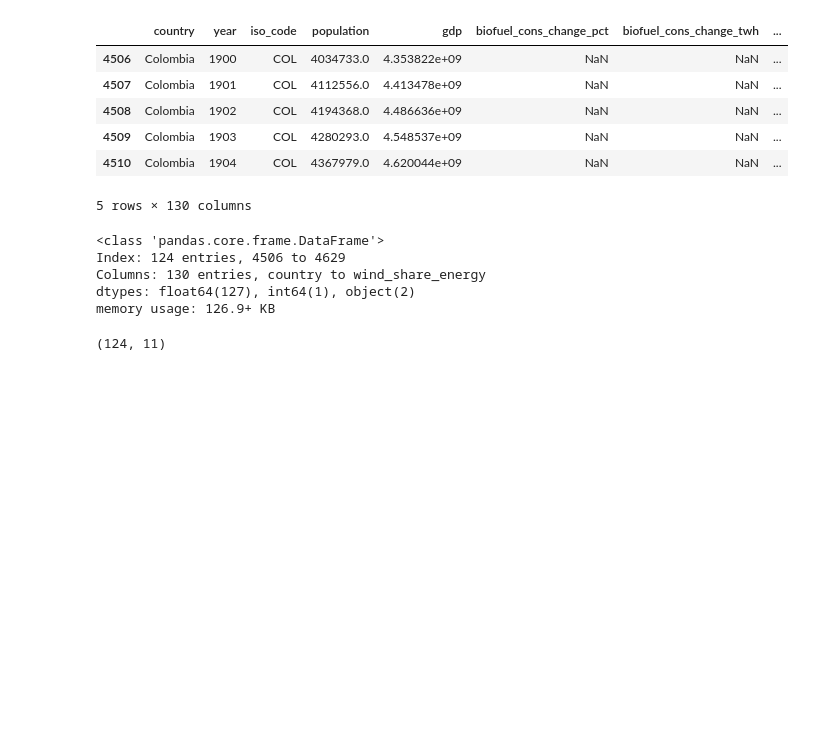
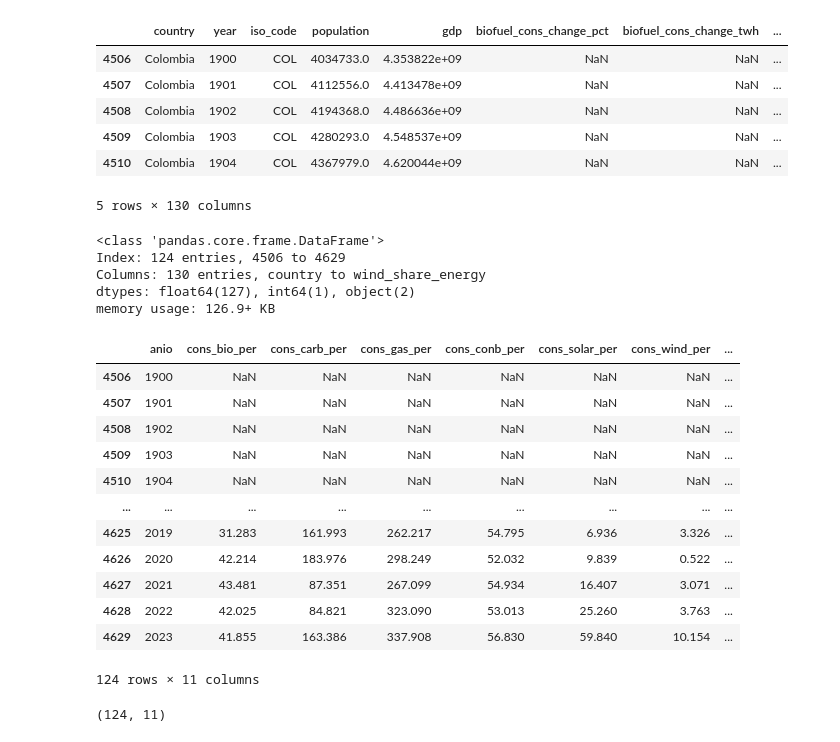
Before and after one commit to gluoneros/talentoTech, a Jupyter notebook: ProyectoFinal.ipynb, the cells around one changed output. Drawn from its saved outputs; the diff is of its cells as text; code cells hidden in the pictures; blank space fills up the shorter version.

```diff
--- a/ProyectoFinal.ipynb
+++ b/ProyectoFinal.ipynb
@@ -162,18 +215,33 @@ memory usage: 126.9+ KB
 # %%
 df2 = pd.DataFrame(
     {'anio': datacolombia['year'],
      'cons_bio_per': datacolombia['biofuel_elec_per_capita'],
      'cons_carb_per': datacolombia['coal_elec_per_capita'],
      'cons_gas_per': datacolombia['gas_elec_per_capita'],
      'cons_conb_per': datacolombia['oil_elec_per_capita'],
      'cons_solar_per': datacolombia['solar_energy_per_capita'],
      'cons_wind_per': datacolombia['wind_energy_per_capita'],
      'cons_hydro_per': datacolombia['hydro_elec_per_capita'],
      'cons_nuclear_per': datacolombia['nuclear_elec_per_capita'],
      'cons_other_per': datacolombia['other_renewables_elec_per_capita'],
      'cons_total_per': datacolombia['electricity_demand_per_capita']
     }
 )
+df2
+# %% [output]
+|  | anio | cons_bio_per | cons_carb_per | cons_gas_per | cons_conb_per | cons_solar_per | cons_wind_per | ... |
+| 4506 | 1900 | NaN | NaN | NaN | NaN | NaN | NaN | ... |
+| 4507 | 1901 | NaN | NaN | NaN | NaN | NaN | NaN | ... |
+| 4508 | 1902 | NaN | NaN | NaN | NaN | NaN | NaN | ... |
+| 4509 | 1903 | NaN | NaN | NaN | NaN | NaN | NaN | ... |
+| 4510 | 1904 | NaN | NaN | NaN | NaN | NaN | NaN | ... |
+| ... | ... | ... | ... | ... | ... | ... | ... | ... |
+| 4625 | 2019 | 31.283 | 161.993 | 262.217 | 54.795 | 6.936 | 3.326 | ... |
+| 4626 | 2020 | 42.214 | 183.976 | 298.249 | 52.032 | 9.839 | 0.522 | ... |
+| 4627 | 2021 | 43.481 | 87.351 | 267.099 | 54.934 | 16.407 | 3.071 | ... |
+| 4628 | 2022 | 42.025 | 84.821 | 323.090 | 53.013 | 25.260 | 3.763 | ... |
+| 4629 | 2023 | 41.855 | 163.386 | 337.908 | 56.830 | 59.840 | 10.154 | ... |
+124 rows × 11 columns
 # %%
 df2.shape
 # %% [output]
```
Also changed, not shown: parts of 20 cells of this notebook.
